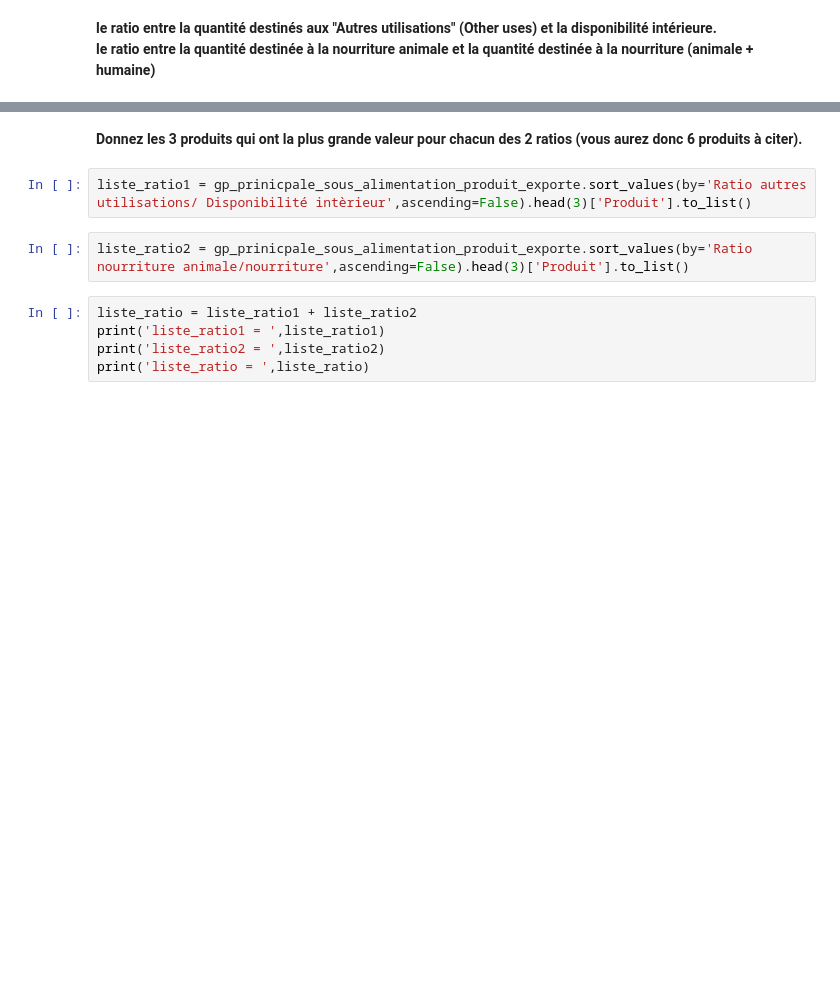
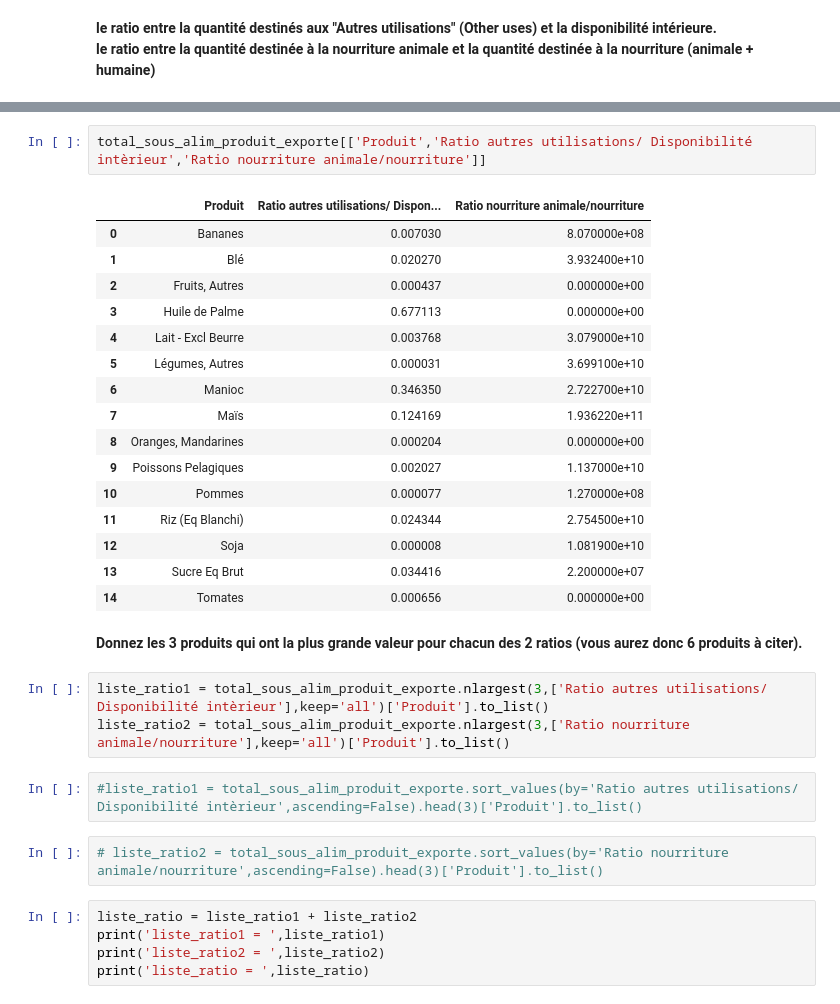
Before and after one commit to boublenza/Formation_OC, a Jupyter notebook: Projet3.ipynb, the cells around one changed output, grey strips where cells are left out. Saved outputs shown, nothing was run; the diff lists cells and outputs as text; blank space fills up the shorter version.

```diff
--- a/Projet3.ipynb
+++ b/Projet3.ipynb
@@ -669,9 +676,31 @@ gp_prinicpale_sous_alimentation_produit_exporte.head()
+# %%
+total_sous_alim_produit_exporte[['Produit','Ratio autres utilisations/ Disponibilité intèrieur','Ratio nourriture animale/nourriture']]
+# %% [output]
+|  | Produit | Ratio autres utilisations/ Dispon... | Ratio nourriture animale/nourriture |
+| 0 | Bananes | 0.007030 | 8.070000e+08 |
+| 1 | Blé | 0.020270 | 3.932400e+10 |
+| 2 | Fruits, Autres | 0.000437 | 0.000000e+00 |
+| 3 | Huile de Palme | 0.677113 | 0.000000e+00 |
+| 4 | Lait - Excl Beurre | 0.003768 | 3.079000e+10 |
+| 5 | Légumes, Autres | 0.000031 | 3.699100e+10 |
+| 6 | Manioc | 0.346350 | 2.722700e+10 |
+| 7 | Maïs | 0.124169 | 1.936220e+11 |
+| 8 | Oranges, Mandarines | 0.000204 | 0.000000e+00 |
+| 9 | Poissons Pelagiques | 0.002027 | 1.137000e+10 |
+| 10 | Pommes | 0.000077 | 1.270000e+08 |
+| 11 | Riz (Eq Blanchi) | 0.024344 | 2.754500e+10 |
+| 12 | Soja | 0.000008 | 1.081900e+10 |
+| 13 | Sucre Eq Brut | 0.034416 | 2.200000e+07 |
+| 14 | Tomates | 0.000656 | 0.000000e+00 |
 # %% [markdown]
 <b>Donnez les 3 produits qui ont la plus grande valeur pour chacun des 2 ratios (vous aurez donc 6 produits à citer).</b>
+# %%
+liste_ratio1 = total_sous_alim_produit_exporte.nlargest(3,['Ratio autres utilisations/ Disponibilité intèrieur'],keep='all')['Produit'].to_list()
+liste_ratio2 = total_sous_alim_produit_exporte.nlargest(3,['Ratio nourriture animale/nourriture'],keep='all')['Produit'].to_list()
 # %%
-liste_ratio1 = gp_prinicpale_sous_alimentation_produit_exporte.sort_values(by='Ratio autres utilisations/ Disponibilité intèrieur',ascending=False).head(3)['Produit'].to_list()
+#liste_ratio1 = total_sous_alim_produit_exporte.sort_values(by='Ratio autres utilisations/ Disponibilité intèrieur',ascending=False).head(3)['Produit'].to_list()
 # %%
-liste_ratio2 = gp_prinicpale_sous_alimentation_produit_exporte.sort_values(by='Ratio nourriture animale/nourriture',ascending=False).head(3)['Produit'].to_list()
+# liste_ratio2 = total_sous_alim_produit_exporte.sort_values(by='Ratio nourriture animale/nourriture',ascending=False).head(3)['Produit'].to_list()
 # %%
 liste_ratio = liste_ratio1 + liste_ratio2
 print('liste_ratio1 = ',liste_ratio1)
```
Also changed, not shown: parts of 24 cells of this notebook.
